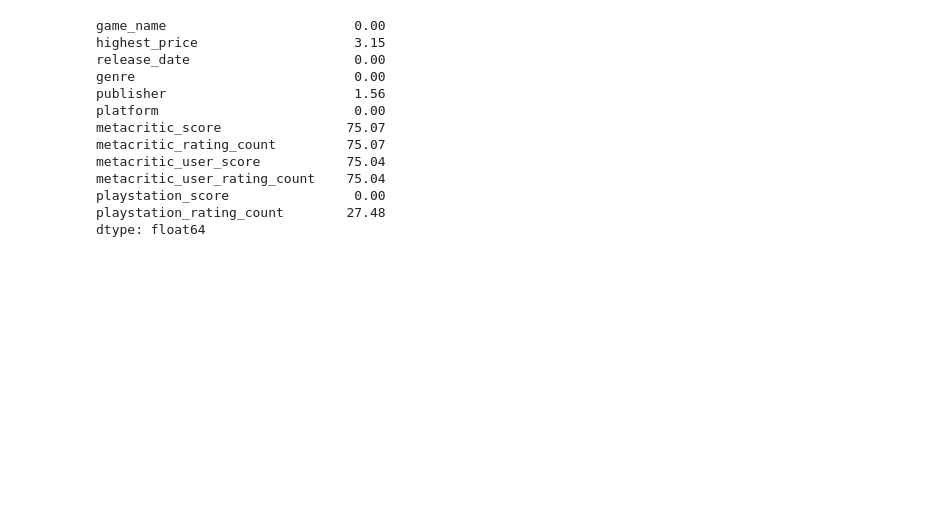
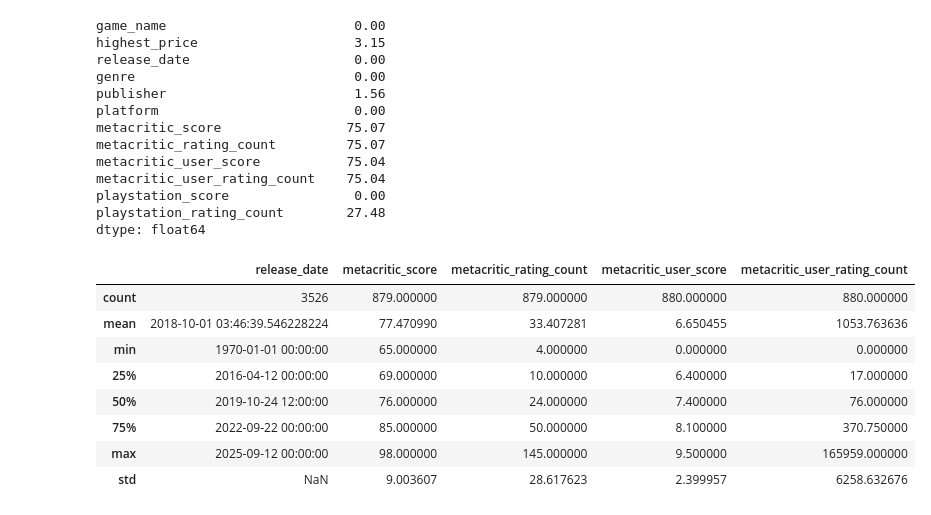
Before and after one commit to Gusthevo/Data-Science---Projects, a Jupyter notebook: notebooks/playstationkaggle-database.ipynb, the cells around one changed output. Saved outputs shown, nothing was run; the diff lists cells and outputs as text; code cells hidden in the pictures; blank space fills up the shorter version.

```diff
--- a/notebooks/playstationkaggle-database.ipynb
+++ b/notebooks/playstationkaggle-database.ipynb
@@ -175,3 +167,15 @@ metacritic_user_rating_count    75.04
 playstation_score                0.00
 playstation_rating_count        27.48
 dtype: float64
+# %%
+base_playstation.describe()
+# %% [output]
+|  | release_date | metacritic_score | metacritic_rating_count | metacritic_user_score | metacritic_user_rating_count |
+| count | 3526 | 879.000000 | 879.000000 | 880.000000 | 880.000000 |
+| mean | 2018-10-01 03:46:39.546228224 | 77.470990 | 33.407281 | 6.650455 | 1053.763636 |
+| min | 1970-01-01 00:00:00 | 65.000000 | 4.000000 | 0.000000 | 0.000000 |
+| 25% | 2016-04-12 00:00:00 | 69.000000 | 10.000000 | 6.400000 | 17.000000 |
+| 50% | 2019-10-24 12:00:00 | 76.000000 | 24.000000 | 7.400000 | 76.000000 |
+| 75% | 2022-09-22 00:00:00 | 85.000000 | 50.000000 | 8.100000 | 370.750000 |
+| max | 2025-09-12 00:00:00 | 98.000000 | 145.000000 | 9.500000 | 165959.000000 |
+| std | NaN | 9.003607 | 28.617623 | 2.399957 | 6258.632676 |
```
Also changed, not shown: parts of 1 cell of this notebook, 1 other file.
